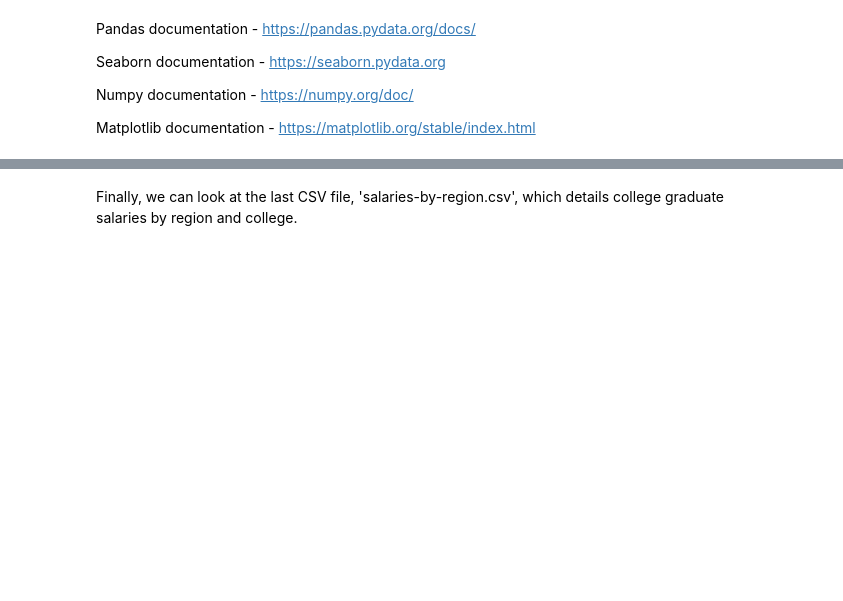
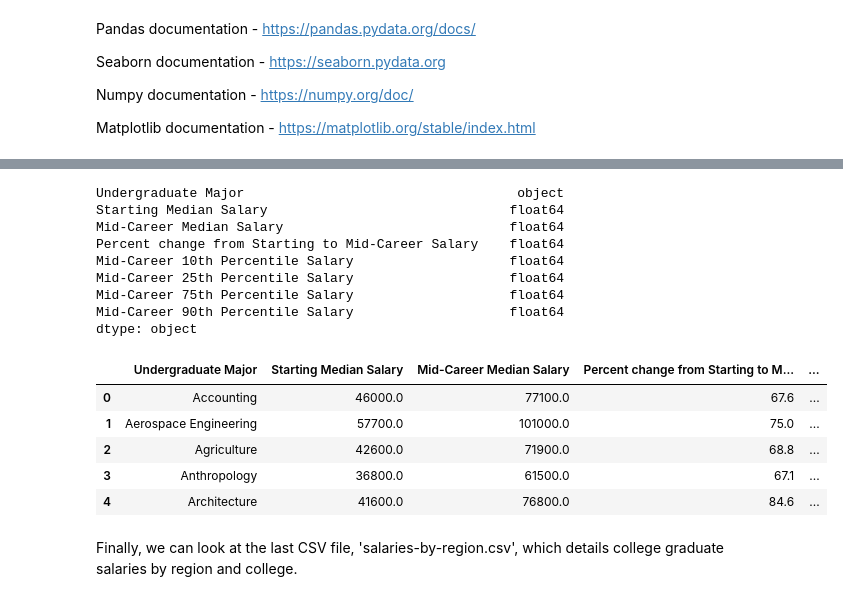
Before and after one commit to anshvnm/Careers, a Jupyter notebook: finalproject.ipynb, the cells around one changed output, grey strips where cells are left out. Drawn from its saved outputs; the diff is of its cells as text; code cells hidden in the pictures; blank space fills up the shorter version.

```diff
--- a/finalproject.ipynb
+++ b/finalproject.ipynb
@@ -68,2 +69,34 @@ df_by_major.head()
+# %%
+df_by_major = pd.read_csv('degrees-that-pay-back.csv')
+#Getting rid of all of the NaN values and replacing them with 0 to make calculations doable.
+#df_by_major = df_by_major.fillna(0)
+
+#Changing all of the columns to floats (Where required)
+for (columnName, columnData) in df_by_major.iteritems():
+    if(columnName == 'Percent change from Starting to Mid-Career Salary'): continue
+    df_by_major[columnName] = df_by_major[columnName].str.replace('$','')
+    df_by_major[columnName] = df_by_major[columnName].str.replace(',', '')
+df_by_major = df_by_major.astype({'Starting Median Salary':'float', 'Mid-Career Median Salary': 'float', 'Mid-Career 10th Percentile Salary': 'float', 'Mid-Career 25th Percentile Salary':'float',
+'Mid-Career 75th Percentile Salary':'float', 'Mid-Career 90th Percentile Salary':'float'})
+
+print(df_by_major.dtypes)
+
+df_by_major.head()
+# %% [output]
+Undergraduate Major                                   object
+Starting Median Salary                               float64
+Mid-Career Median Salary                             float64
+Percent change from Starting to Mid-Career Salary    float64
+Mid-Career 10th Percentile Salary                    float64
+Mid-Career 25th Percentile Salary                    float64
+Mid-Career 75th Percentile Salary                    float64
+Mid-Career 90th Percentile Salary                    float64
+dtype: object
+|  | Undergraduate Major | Starting Median Salary | Mid-Career Median Salary | Percent change from Starting to M... | ... |
+| 0 | Accounting | 46000.0 | 77100.0 | 67.6 | ... |
+| 1 | Aerospace Engineering | 57700.0 | 101000.0 | 75.0 | ... |
+| 2 | Agriculture | 42600.0 | 71900.0 | 68.8 | ... |
+| 3 | Anthropology | 36800.0 | 61500.0 | 67.1 | ... |
+| 4 | Architecture | 41600.0 | 76800.0 | 84.6 | ... |
 # %% [markdown]
 Finally, we can look at the last CSV file, 'salaries-by-region.csv', which details college graduate salaries by region and college.
```
Also changed, not shown: parts of 8 cells of this notebook.
